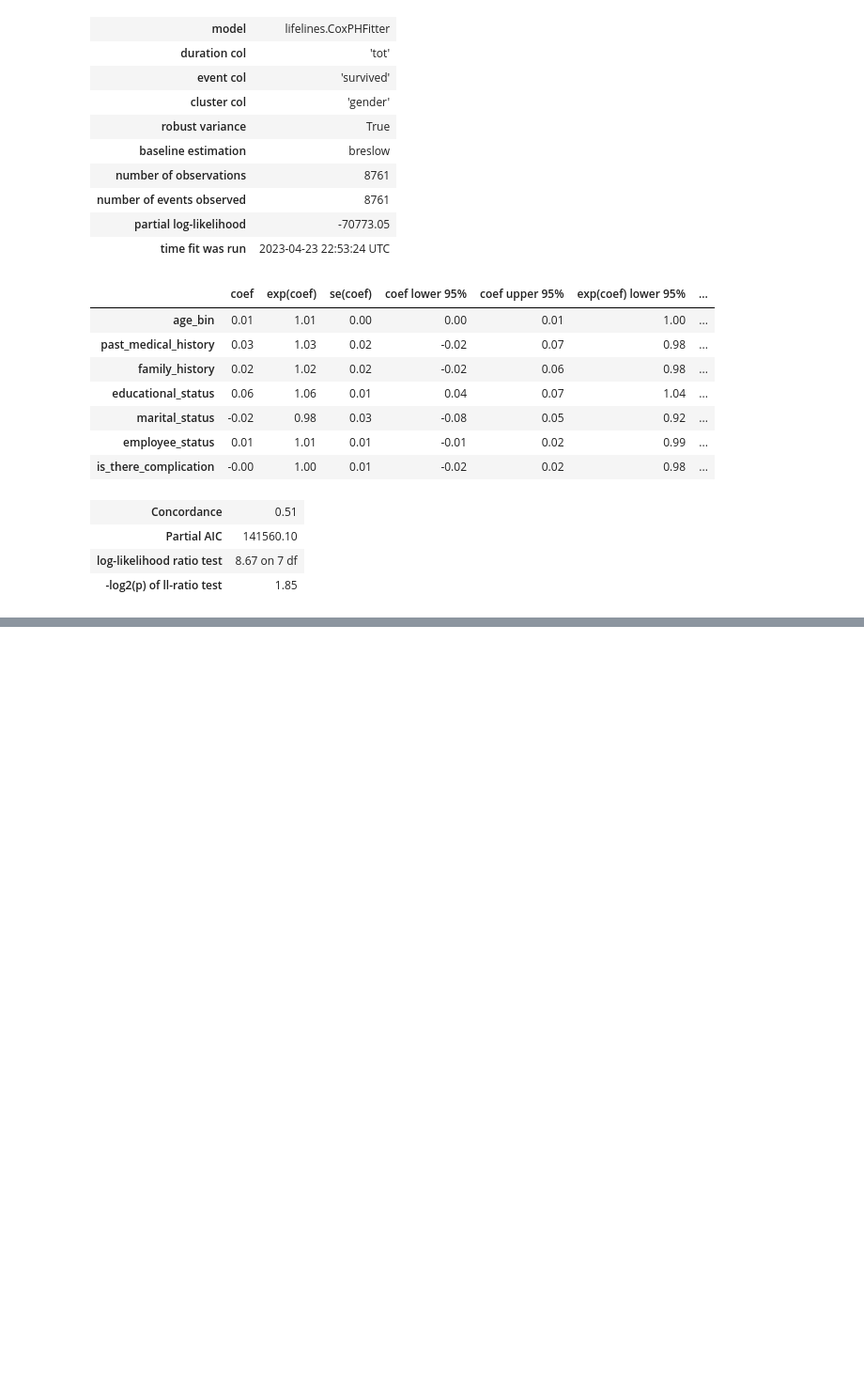
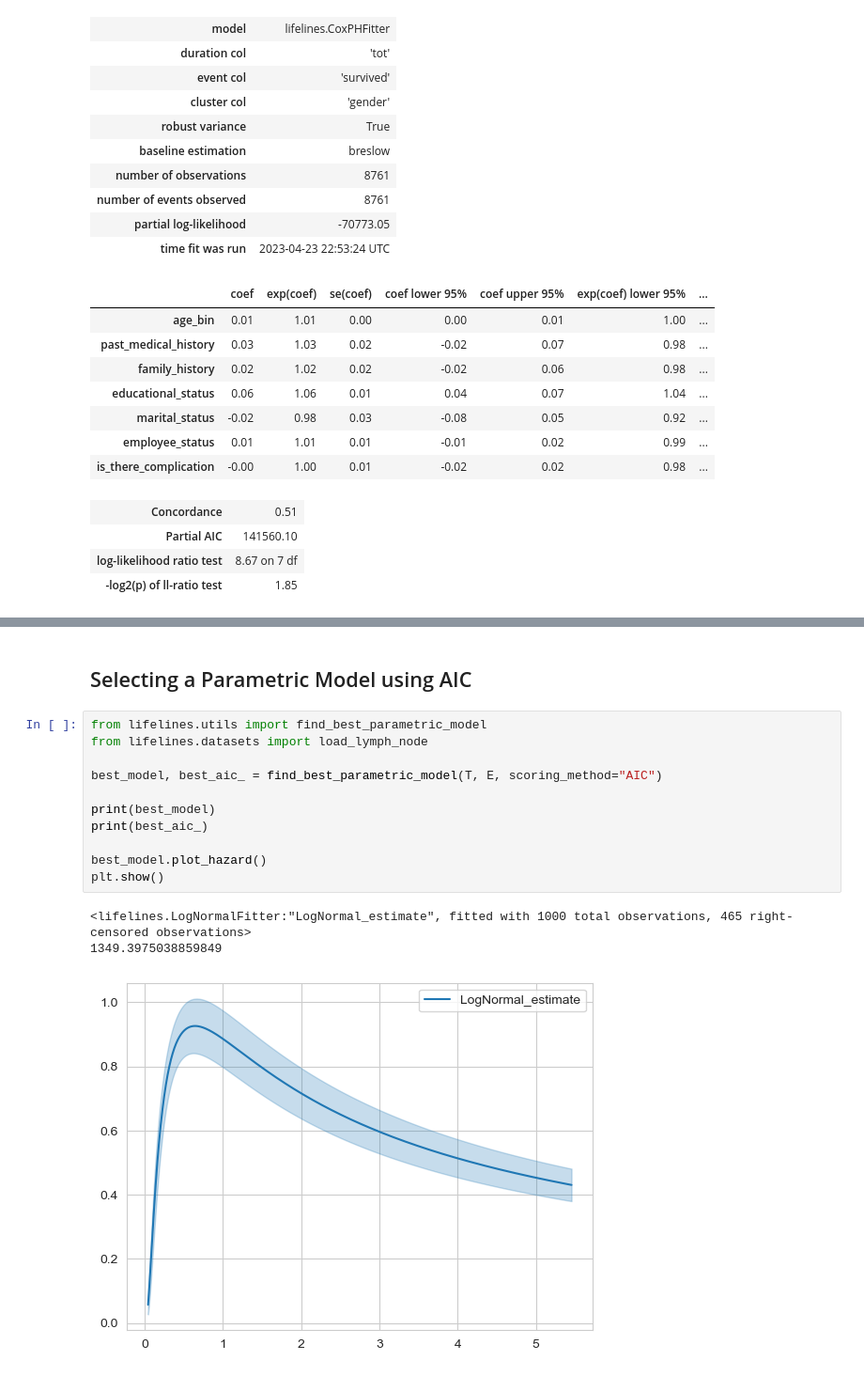
Before and after one commit to nicksv03/Survival_Analysis_BYOP, a Jupyter notebook: survival_analysis.ipynb, the cells around one changed output, grey strips where cells are left out. Shown at 94% size. Cells and saved outputs as stored; diff of their text form; blank space fills up the shorter version.

```diff
--- a/survival_analysis.ipynb
+++ b/survival_analysis.ipynb
@@ -1088,0 +1164,17 @@ cph.print_summary()
+# %% [markdown]
+## Selecting a Parametric Model using AIC
+# %%
+from lifelines.utils import find_best_parametric_model
+from lifelines.datasets import load_lymph_node
+
+best_model, best_aic_ = find_best_parametric_model(T, E, scoring_method="AIC")
+
+print(best_model)
+print(best_aic_)
+
+best_model.plot_hazard()
+plt.show()
+# %% [output]
+<lifelines.LogNormalFitter:"LogNormal_estimate", fitted with 1000 total observations, 465 right-censored observations>
+1349.3975038859849
+[figure, added]
```
Also changed, not shown: parts of 7 cells of this notebook.
